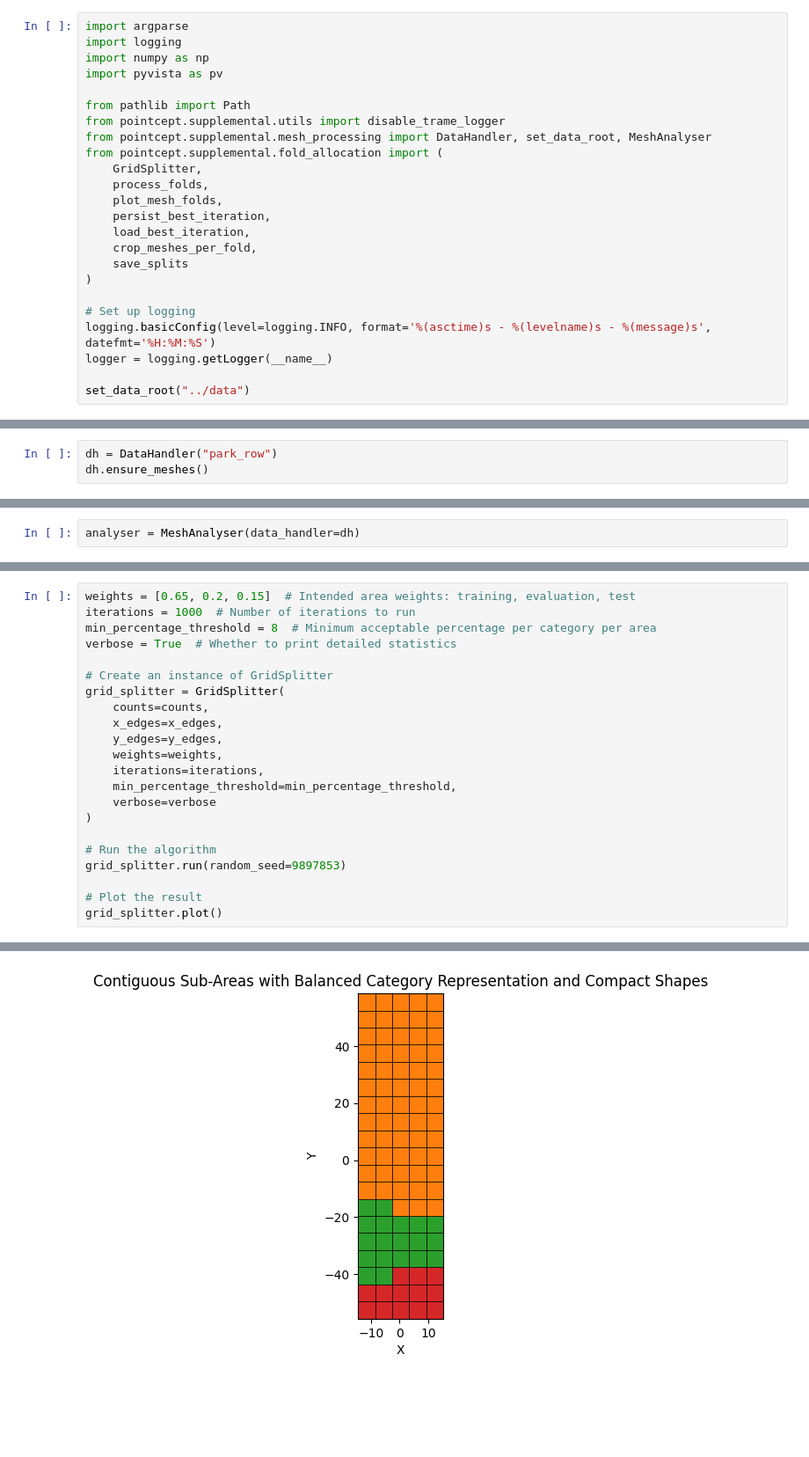
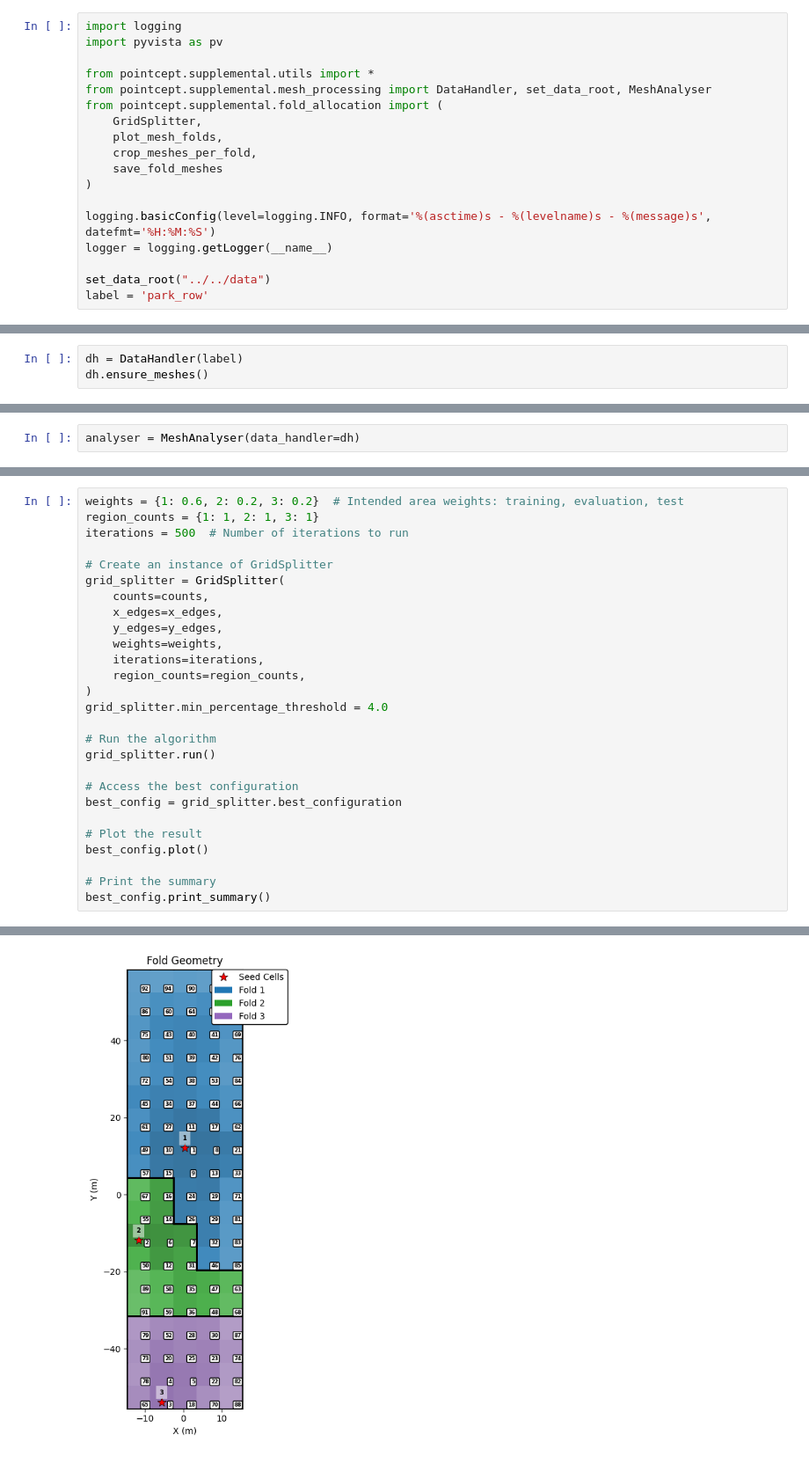
Before and after one commit to Chiark-Collective/Pointcept, a Jupyter notebook: notebooks/fold_allocations/park_row.ipynb, the cells around one changed output, grey strips where cells are left out. Shown at 88% size. Drawn from its saved outputs; the diff is of its cells as text; blank space fills up the shorter version.

```diff
--- a/notebooks/fold_allocations/park_row.ipynb
+++ b/notebooks/fold_allocations/park_row.ipynb
@@ -1,32 +1,26 @@
 # %%
-import argparse
 import logging
-import numpy as np
 import pyvista as pv
 
-from pathlib import Path
-from pointcept.supplemental.utils import disable_trame_logger
+from pointcept.supplemental.utils import *
 from pointcept.supplemental.mesh_processing import DataHandler, set_data_root, MeshAnalyser
 from pointcept.supplemental.fold_allocation import (
     GridSplitter,
-    process_folds,
     plot_mesh_folds,
-    persist_best_iteration,
-    load_best_iteration,
     crop_meshes_per_fold,
-    save_splits
+    save_fold_meshes
 )
 
-# Set up logging
 logging.basicConfig(level=logging.INFO, format='%(asctime)s - %(levelname)s - %(message)s', datefmt='%H:%M:%S')
 logger = logging.getLogger(__name__)
 
-set_data_root("../data")
+set_data_root("../../data")
+label = 'park_row'
 # %% [output]
 Jupyter environment detected. Enabling Open3D WebVisualizer.
 [Open3D INFO] WebRTC GUI backend enabled.
 [Open3D INFO] WebRTCWindowSystem: HTTP handshake server disabled.
 # %%
-dh = DataHandler("park_row")
+dh = DataHandler(label)
 dh.ensure_meshes()
 # %% [output]
@@ -64,8 +62,7 @@ y_edges = binning['y_edges']
 # %%
-weights = [0.65, 0.2, 0.15]  # Intended area weights: training, evaluation, test
-iterations = 1000  # Number of iterations to run
-min_percentage_threshold = 8  # Minimum acceptable percentage per category per area
-verbose = True  # Whether to print detailed statistics
+weights = {1: 0.6, 2: 0.2, 3: 0.2}  # Intended area weights: training, evaluation, test
+region_counts = {1: 1, 2: 1, 3: 1}
+iterations = 500  # Number of iterations to run
 
 # Create an instance of GridSplitter
 grid_splitter = GridSplitter(
@@ -74,13 +71,19 @@ grid_splitter = GridSplitter(
     y_edges=y_edges,
     weights=weights,
     iterations=iterations,
-    min_percentage_threshold=min_percentage_threshold,
-    verbose=verbose
+    region_counts=region_counts,
 )
+grid_splitter.min_percentage_threshold = 4.0
 
 # Run the algorithm
-grid_splitter.run(random_seed=9897853)
+grid_splitter.run()
+
+# Access the best configuration
+best_config = grid_splitter.best_configuration
 
 # Plot the result
-grid_splitter.plot()
+best_config.plot()
+
+# Print the summary
+best_config.print_summary()
 # %% [output]
@@ -104 +98 @@ Area 1:
-[figure, old version]
+[figure, new version]
```
Also changed, not shown: parts of 17 cells of this notebook, 7 other files.
